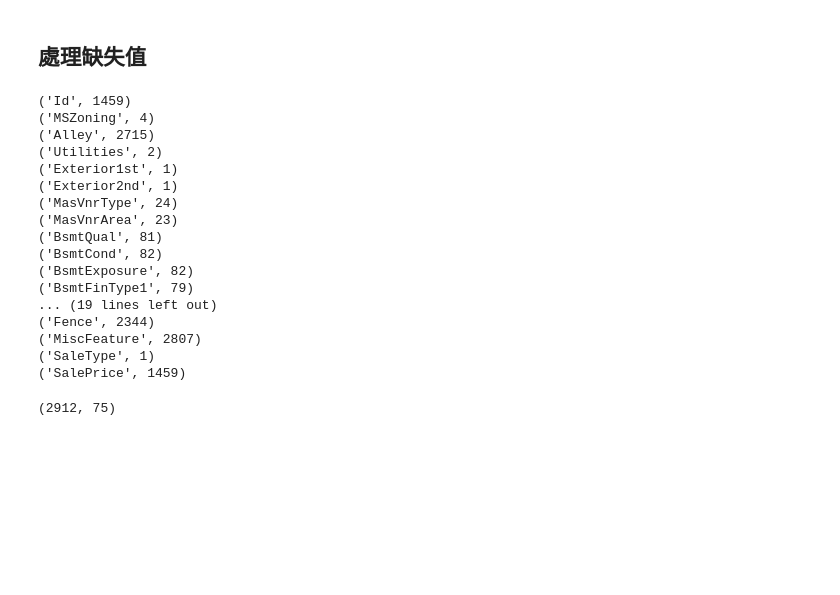
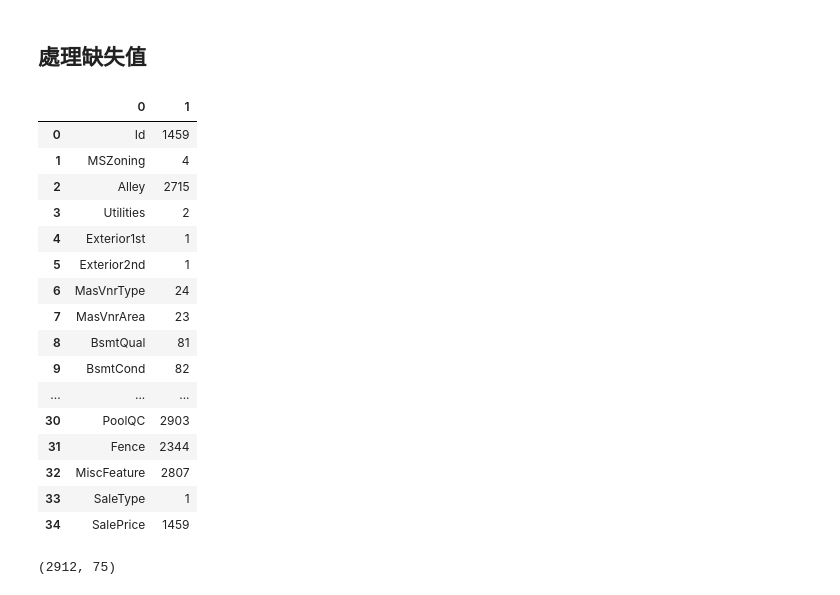
Before and after one commit to richard28039/house-predict-kaggle, a Jupyter notebook: 0.1238.ipynb, the cells around one changed output. Cells and saved outputs as stored; diff of their text form; code cells hidden in the pictures; blank space fills up the shorter version.

```diff
--- a/0.1238.ipynb
+++ b/0.1238.ipynb
@@ -218,27 +225,30 @@ Name: 12, Length: 81, dtype: object
 ## 處理缺失值
 # %%
 a=df.isnull().sum()
+d=[]
 for value in a.items():
     if value[1]>0:
-        print(value)
+        d.append(value)
+x=pd.DataFrame(d)
+x
 # %% [output]
-('Id', 1459)
-('MSZoning', 4)
-('Alley', 2715)
-('Utilities', 2)
-('Exterior1st', 1)
-('Exterior2nd', 1)
-('MasVnrType', 24)
-('MasVnrArea', 23)
-('BsmtQual', 81)
-('BsmtCond', 82)
-('BsmtExposure', 82)
-('BsmtFinType1', 79)
-... (19 lines left out)
-('Fence', 2344)
-('MiscFeature', 2807)
-('SaleType', 1)
-('SalePrice', 1459)
+|  | 0 | 1 |
+| 0 | Id | 1459 |
+| 1 | MSZoning | 4 |
+| 2 | Alley | 2715 |
+| 3 | Utilities | 2 |
+| 4 | Exterior1st | 1 |
+| 5 | Exterior2nd | 1 |
+| 6 | MasVnrType | 24 |
+| 7 | MasVnrArea | 23 |
+| 8 | BsmtQual | 81 |
+| 9 | BsmtCond | 82 |
+| ... | ... | ... |
+| 30 | PoolQC | 2903 |
+| 31 | Fence | 2344 |
+| 32 | MiscFeature | 2807 |
+| 33 | SaleType | 1 |
+| 34 | SalePrice | 1459 |
 # %%
 df['MSSubClass'] = df['MSSubClass'].apply(str)
 df['YrSold'] = df['YrSold'].astype(str)
```
Also changed, not shown: parts of 6 cells of this notebook, 2 other files.
